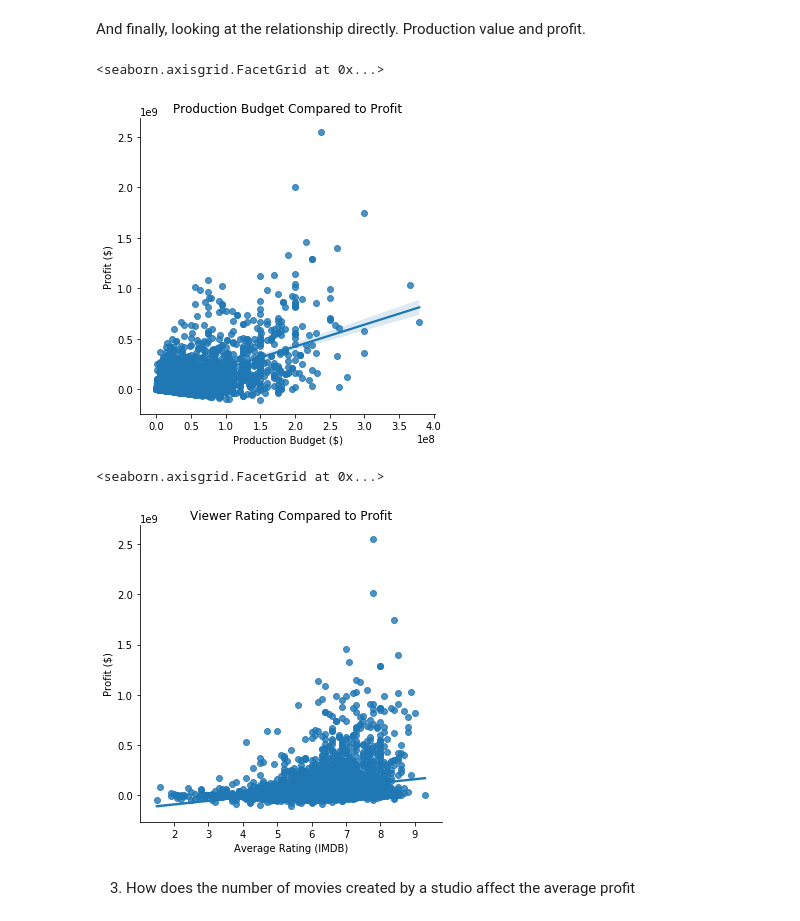
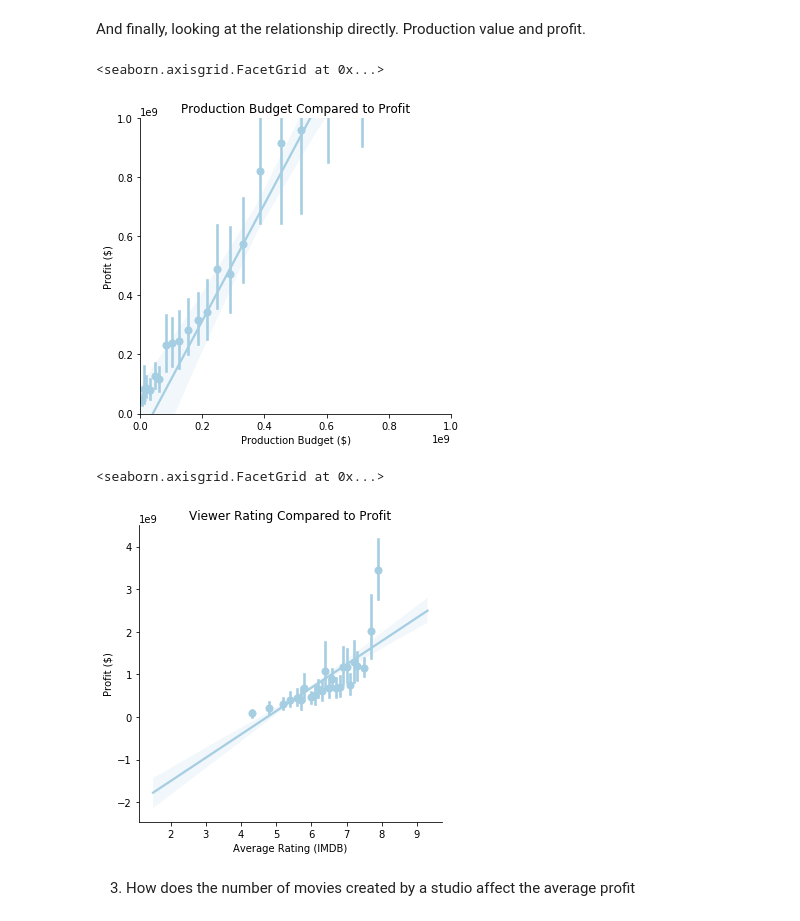
Before and after one commit to snepaul179/dsc-mod-1-project-v2-1-onl01-dtsc-pt-052620, a Jupyter notebook: Final_Vers_ZP.ipynb, the cells around one changed output. Drawn from its saved outputs; the diff is of its cells as text; code cells hidden in the pictures.

```diff
--- a/Final_Vers_ZP.ipynb
+++ b/Final_Vers_ZP.ipynb
@@ -394,4 +277,4 @@ genre_df.head()
 # %% [markdown]
 We're merging the genre data into the dataset that contains the rest of our information, including votes, money, and release dates.
 # %%
-df_filter = df_filter.merge(genre_df[['tconst', 'genres']], how='inner', on='tconst')
+df_filter = df_filter.merge(genre_raw_df[['tconst', 'genres']], how='inner', on='tconst')
@@ -425,4 +283,0 @@ Determine the primary genre of a film by taking the first genre listed in the li
-# %%
-df_filter['num_genres'] = df_filter['genres'].apply(lambda x: len(x))
-df_filter['primary_genre'] = df_filter['genres'].apply(lambda x: x[0])
-genre_order = list(df_filter['primary_genre'].unique())
@@ -471,6 +334,7 @@ sns.boxplot(x='Season', y='Profit', data=df_filter,
 # %% [markdown]
 We are looking at if the number of votes is related to the amount of money that is made by the film.
 # %%
+sns.set_palette(sns.color_palette('Paired'))
 lmplot1 = sns.lmplot(x='numVotes', y='Profit', data=df_filter)
 lmplot1.set(xlabel = "Number of Fanvotes (IMDB)", ylabel='Profit for Film', title='Fanvotes Relationship with Profit')
 # %% [output]
@@ -479,8 +343,9 @@ lmplot1.set(xlabel = "Number of Fanvotes (IMDB)", ylabel='Profit for Film', titl
 # %% [markdown]
 Here we are going to be looking at if there is a relationship between how much money is spent on a film and if more money spent on the film results in more votes, which we've assumed to mean more views.
 # %%
-df_prod_out = df_filter[(df_filter['numVotes'] > 0)]
+df_prod_out = df_filter[(df_filter['numVotes'] > 250)]
 lmplot2 = sns.lmplot(y='numVotes', x='Production_Budget', data=df_prod_out)
-lmplot2.set(xlabel = "Production Budget ($)", ylabel='Number of Fanvotes (IMDB)', title='Production Budget Compared to Number of Votes')
+lmplot2.set(xlabel = "Production Budget ($)", ylabel='Number of Fanvotes (IMDB)',
+            title='Production Budget Compared to Number of Votes')
 # %% [output]
 <seaborn.axisgrid.FacetGrid at 0x...>
@@ -488,17 +362,20 @@ lmplot2.set(xlabel = "Production Budget ($)", ylabel='Number of Fanvotes (IMDB)'
 # %% [markdown]
 And finally, looking at the relationship directly. Production value and profit.
 # %%
-lmplot3 = sns.lmplot(y='Profit', x='Production_Budget', data=df_prod_out)
-lmplot3.set(xlabel = "Production Budget ($)", ylabel='Profit ($)', title='Production Budget Compared to Profit')
+lmplot3 = sns.lmplot(y='Profit', x='Production_Budget',x_bins=25, data=df_prod_out)
+lmplot3.set(xlabel = "Production Budget ($)", ylabel='Profit ($)',
+            title='Production Budget Compared to Profit',
+               xlim=(0,1000000000),
+               ylim=(-1000000,1000000000))
 # %% [output]
 <seaborn.axisgrid.FacetGrid at 0x...>
-[figure, old version]
+[figure, new version]
 # %%
-lmplot4 = sns.lmplot(y='Profit', x='averageRating', data=df_prod_out)
+lmplot4 = sns.lmplot(y='Profit', x='averageRating', x_bins = 25, data=df_prod_out)
 lmplot4.set(xlabel = "Average Rating (IMDB)", ylabel='Profit ($)', title='Viewer Rating Compared to Profit')
 # %% [output]
 <seaborn.axisgrid.FacetGrid at 0x...>
-[figure, old version]
+[figure, new version]
 # %% [markdown]
 3) How does the number of movies created by a studio affect the average profit
 # %%
```
Also changed, not shown: parts of 43 cells of this notebook.
